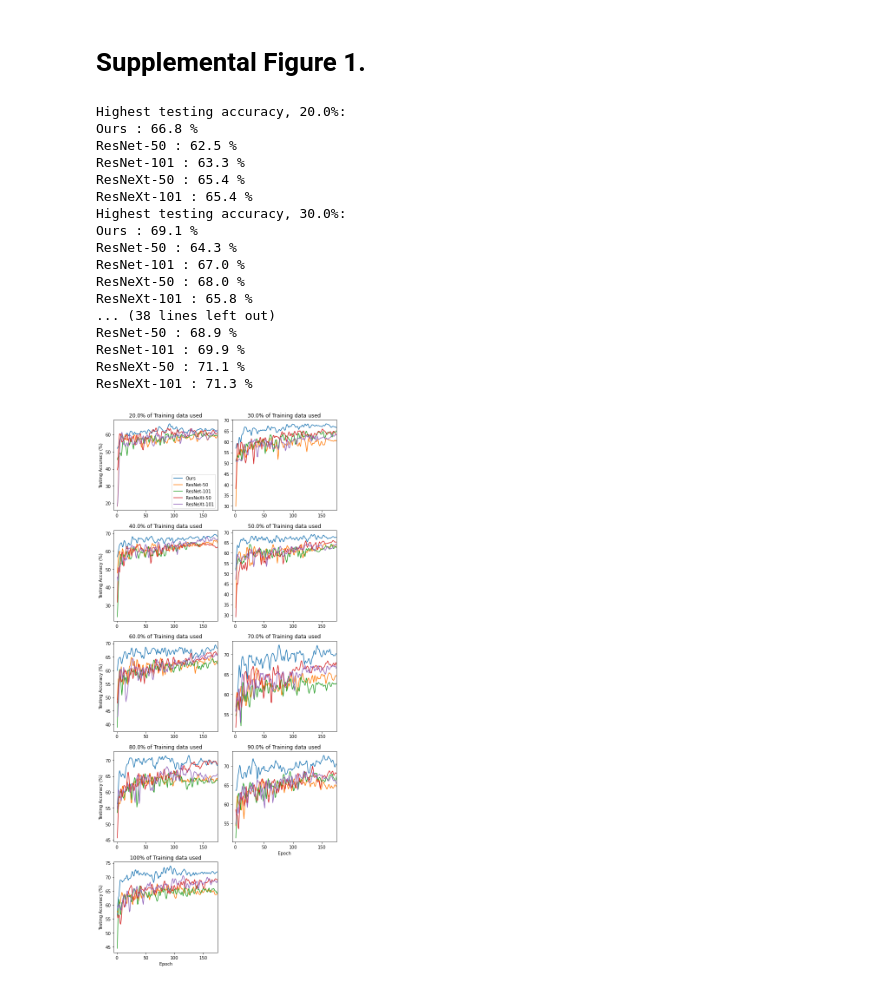
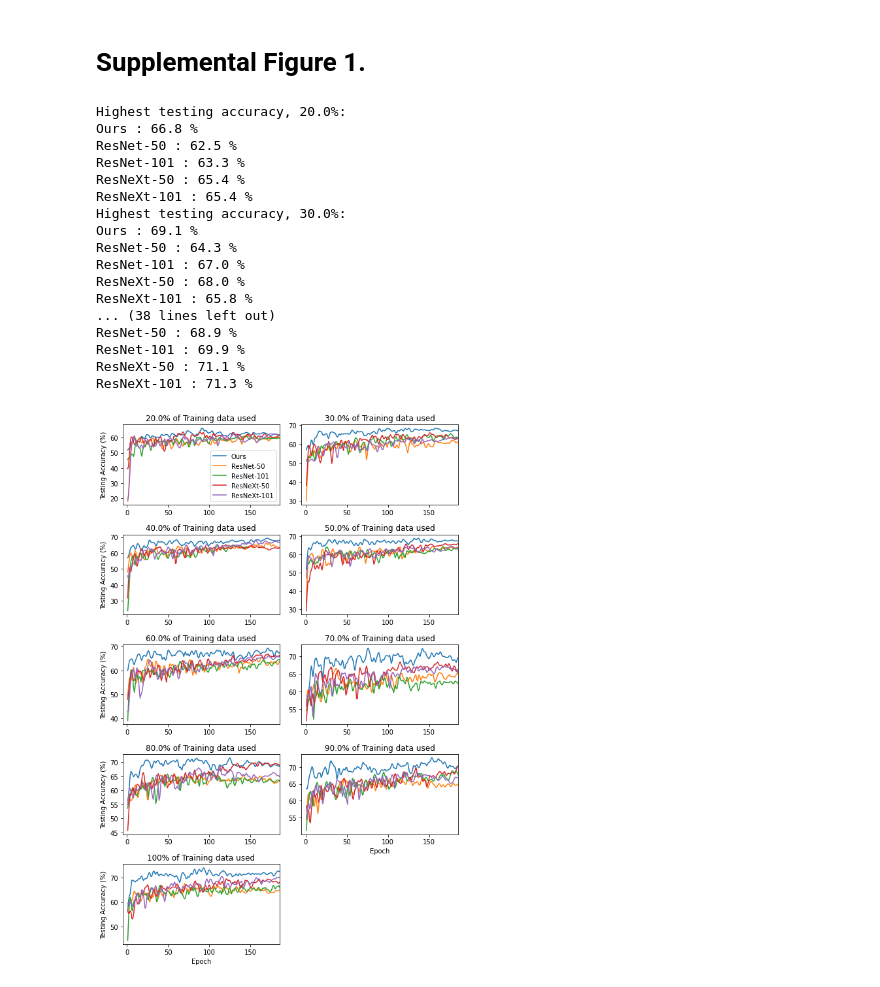
Before and after one commit to Deep-Fusion-Innovators/paper-Cervical-Cancer-Detection, a Jupyter notebook: figures.ipynb, the cells around one changed output. Drawn from its saved outputs; the diff is of its cells as text; code cells hidden in the pictures.

```diff
--- a/figures.ipynb
+++ b/figures.ipynb
@@ -213,7 +213,7 @@ ResNeXt-101 : 2.6
 # %% [markdown]
 # Supplemental Figure 1.
 # %%
-f, ax = plt.subplots(5, 2, figsize=(8,18))
+f, ax = plt.subplots(5, 2, figsize=(8,12))
 
 axis_list = [[0,0], [0,1], [1,0], [1,1], [2,0], [2,1], [3,0], [3,1], [4,0]]
 
@@ -223,7 +223,7 @@ for i in range(len(percentage_list)):
     test_acc_epoch *= 100
     test_acc_epoch['Epoch'] /= 100
     axis_current = ax[axis_list[i][0], axis_list[i][1]]
-    axis_current.set_xlim([-5, 175])
+    axis_current.set_xlim([-5, 185])
     if axis_list[i][0] == 4:
         axis_current.set_xlabel('Epoch')
     if axis_list[i][0] == 3 and axis_list[i][1] == 1:
@@ -231,31 +231,31 @@ for i in range(len(percentage_list)):
     if axis_list[i][1] == 0:
         axis_current.set_ylabel('Testing Accuracy (%)')
     axis_current.set_title('%s of Training data used' %percentage)
     print('Highest testing accuracy, %s:'%percentage)
     for model in Model_list:
         training_epoch(test_acc_epoch, model + '_Test', model, smoothness, axis_current)
         print(model, ':', round(max(test_acc_epoch[model+'_Test']), 1), '%')
 plt.tight_layout()
 ax[0,0].legend()
 ax[-1, -1].axis('off')
 
 plt.savefig("./figures/SuppFig1_Test_Accuracy_Epochs.pdf", dpi = 150)
 # %% [output]
 Highest testing accuracy, 20.0%:
 Ours : 66.8 %
 ResNet-50 : 62.5 %
 ResNet-101 : 63.3 %
 ResNeXt-50 : 65.4 %
 ResNeXt-101 : 65.4 %
 Highest testing accuracy, 30.0%:
 Ours : 69.1 %
 ResNet-50 : 64.3 %
 ResNet-101 : 67.0 %
 ResNeXt-50 : 68.0 %
 ResNeXt-101 : 65.8 %
 ... (38 lines left out)
 ResNet-50 : 68.9 %
 ResNet-101 : 69.9 %
 ResNeXt-50 : 71.1 %
 ResNeXt-101 : 71.3 %
-[figure, old version]
+[figure, new version]
```
Also changed, not shown: parts of 1 cell of this notebook, 2 other files.
